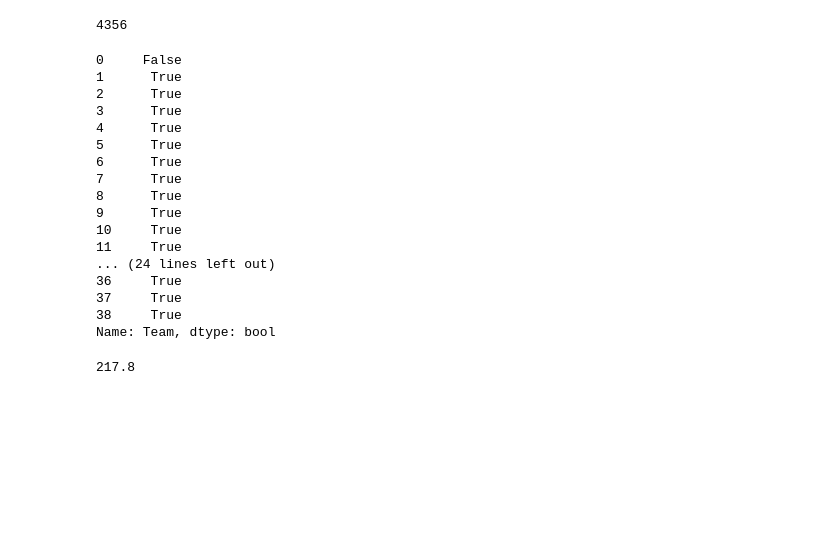
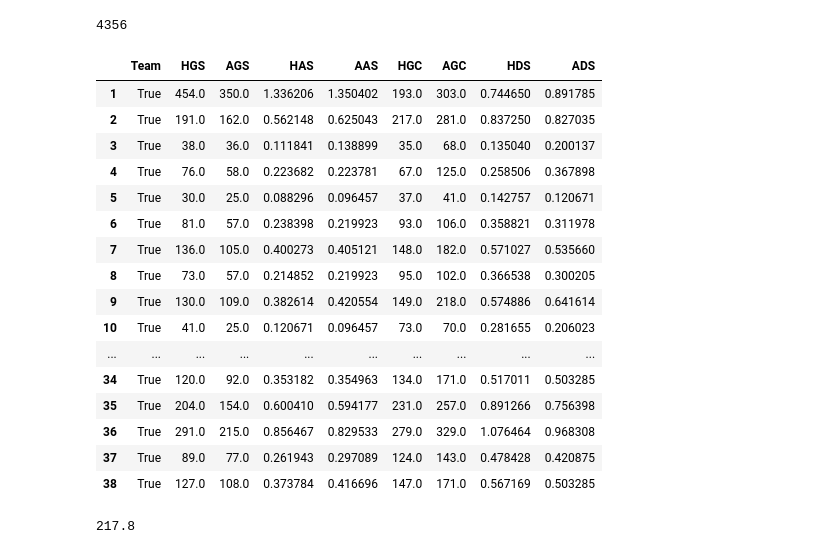
Before and after one commit to ShaneMcGinley/Football_Prediction, a Jupyter notebook: Predicting.ipynb, the cells around one changed output. Cells and saved outputs as stored; diff of their text form; code cells hidden in the pictures; blank space fills up the shorter version.

```diff
--- a/Predicting.ipynb
+++ b/Predicting.ipynb
@@ -477,23 +553,23 @@ table.AGC = res_away.FTHG.sum().values
 # %%
-table.Team
+table
 # %% [output]
-0     False
-1      True
-2      True
-3      True
-4      True
-5      True
-6      True
-7      True
-8      True
-9      True
-10     True
-11     True
-... (24 lines left out)
-36     True
-37     True
-38     True
-Name: Team, dtype: bool
+|  | Team | HGS | AGS | HAS | AAS | HGC | AGC | HDS | ADS |
+| 1 | True | 454.0 | 350.0 | 1.336206 | 1.350402 | 193.0 | 303.0 | 0.744650 | 0.891785 |
+| 2 | True | 191.0 | 162.0 | 0.562148 | 0.625043 | 217.0 | 281.0 | 0.837250 | 0.827035 |
+| 3 | True | 38.0 | 36.0 | 0.111841 | 0.138899 | 35.0 | 68.0 | 0.135040 | 0.200137 |
+| 4 | True | 76.0 | 58.0 | 0.223682 | 0.223781 | 67.0 | 125.0 | 0.258506 | 0.367898 |
+| 5 | True | 30.0 | 25.0 | 0.088296 | 0.096457 | 37.0 | 41.0 | 0.142757 | 0.120671 |
+| 6 | True | 81.0 | 57.0 | 0.238398 | 0.219923 | 93.0 | 106.0 | 0.358821 | 0.311978 |
+| 7 | True | 136.0 | 105.0 | 0.400273 | 0.405121 | 148.0 | 182.0 | 0.571027 | 0.535660 |
+| 8 | True | 73.0 | 57.0 | 0.214852 | 0.219923 | 95.0 | 102.0 | 0.366538 | 0.300205 |
+| 9 | True | 130.0 | 109.0 | 0.382614 | 0.420554 | 149.0 | 218.0 | 0.574886 | 0.641614 |
+| 10 | True | 41.0 | 25.0 | 0.120671 | 0.096457 | 73.0 | 70.0 | 0.281655 | 0.206023 |
+| ... | ... | ... | ... | ... | ... | ... | ... | ... | ... |
+| 34 | True | 120.0 | 92.0 | 0.353182 | 0.354963 | 134.0 | 171.0 | 0.517011 | 0.503285 |
+| 35 | True | 204.0 | 154.0 | 0.600410 | 0.594177 | 231.0 | 257.0 | 0.891266 | 0.756398 |
+| 36 | True | 291.0 | 215.0 | 0.856467 | 0.829533 | 279.0 | 329.0 | 1.076464 | 0.968308 |
+| 37 | True | 89.0 | 77.0 | 0.261943 | 0.297089 | 124.0 | 143.0 | 0.478428 | 0.420875 |
+| 38 | True | 127.0 | 108.0 | 0.373784 | 0.416696 | 147.0 | 171.0 | 0.567169 | 0.503285 |
 # %%
 num_games = df.shape[0]/20
 # %%
```
Also changed, not shown: parts of 9 cells of this notebook.
